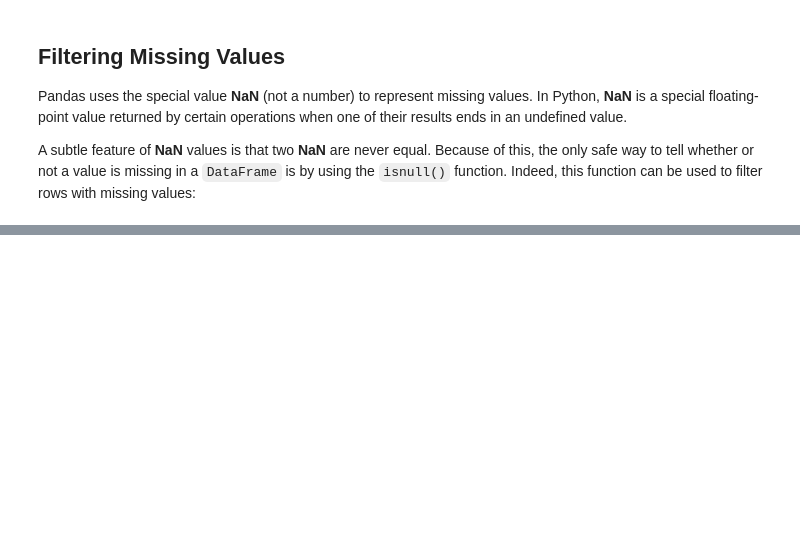
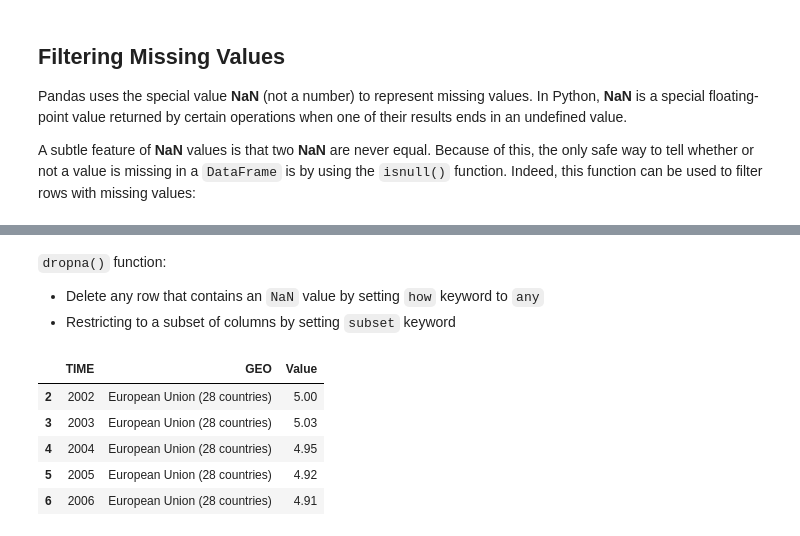
Before and after one commit to devNavraj/Learning-Data-Science, a Jupyter notebook: intro_to_data_science/intro_data_science_1.ipynb, the cells around one changed output, grey strips where cells are left out. Cells and saved outputs as stored; diff of their text form; code cells hidden in the pictures; blank space fills up the shorter version.

```diff
--- a/intro_to_data_science/intro_data_science_1.ipynb
+++ b/intro_to_data_science/intro_data_science_1.ipynb
@@ -182,0 +311,3 @@ edu[edu['Value'].isnull()]
+# %%
+edu.drop(max(edu.index), axis=0, inplace=True)
+edu.tail()
@@ -182,0 +321,14 @@ edu[edu['Value'].isnull()]
+# %% [markdown]
+`dropna()` function:
+- Delete any row that contains an `NaN` value by setting `how` keyword to `any`
+- Restricting to a subset of columns by setting `subset` keyword
+# %%
+eduDrop = edu.dropna(how='any', subset=['Value'], axis=0)
+eduDrop.head()
+# %% [output]
+|  | TIME | GEO | Value |
+| 2 | 2002 | European Union (28 countries) | 5.00 |
+| 3 | 2003 | European Union (28 countries) | 5.03 |
+| 4 | 2004 | European Union (28 countries) | 4.95 |
+| 5 | 2005 | European Union (28 countries) | 4.92 |
+| 6 | 2006 | European Union (28 countries) | 4.91 |
```
Also changed, not shown: parts of 17 cells of this notebook.
